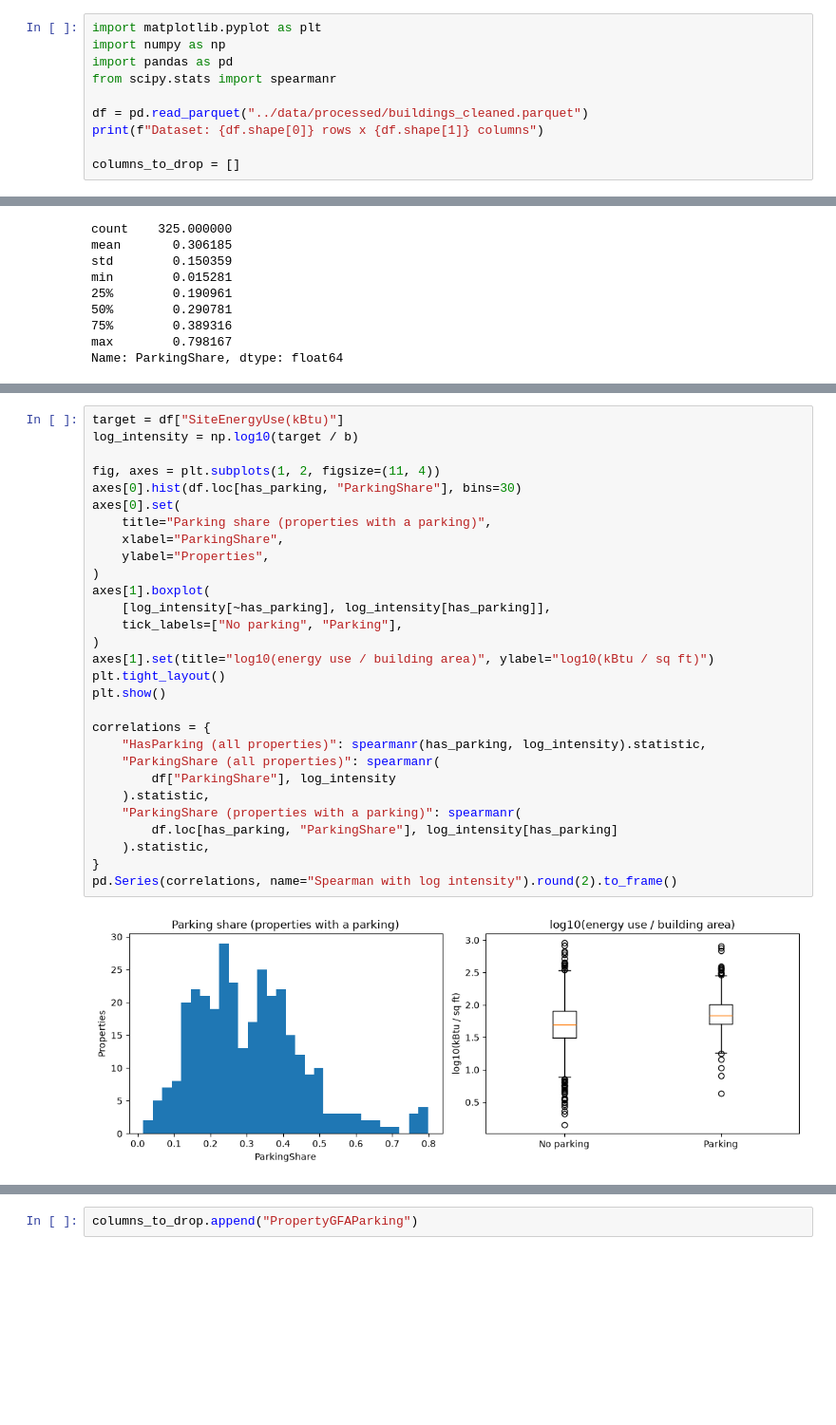
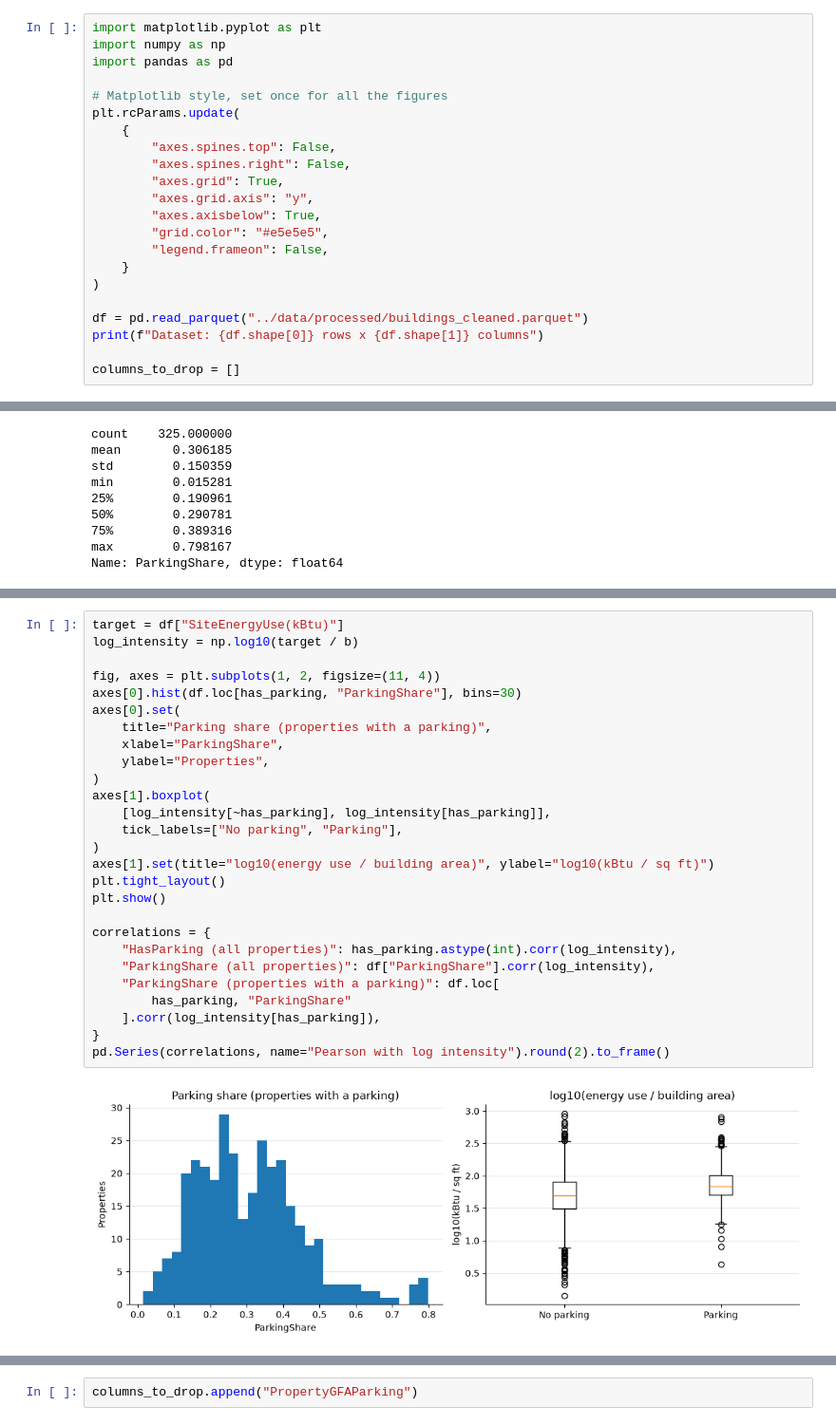
Before and after one commit to dapitch666/oc-p03-seattle-building-energy, a Jupyter notebook: notebooks/02_feature_engineering.ipynb, the cells around one changed output, grey strips where cells are left out. Shown at 95% size. Saved outputs shown, nothing was run; the diff lists cells and outputs as text; blank space fills up the shorter version.

Commit message:
Use Pearson correlations and simplify notebook 02

```diff
--- a/notebooks/02_feature_engineering.ipynb
+++ b/notebooks/02_feature_engineering.ipynb
@@ -18,7 +10,19 @@ To generate it:
 import matplotlib.pyplot as plt
 import numpy as np
 import pandas as pd
-from scipy.stats import spearmanr
+
+# Matplotlib style, set once for all the figures
+plt.rcParams.update(
+    {
+        "axes.spines.top": False,
+        "axes.spines.right": False,
+        "axes.grid": True,
+        "axes.grid.axis": "y",
+        "axes.axisbelow": True,
+        "grid.color": "#e5e5e5",
+        "legend.frameon": False,
+    }
+)
 
 df = pd.read_parquet("../data/processed/buildings_cleaned.parquet")
 print(f"Dataset: {df.shape[0]} rows x {df.shape[1]} columns")
@@ -64,31 +66,29 @@ Energy use is strongly driven by building size, so it is divided by the building
 # %%
 target = df["SiteEnergyUse(kBtu)"]
 log_intensity = np.log10(target / b)
 
 fig, axes = plt.subplots(1, 2, figsize=(11, 4))
 axes[0].hist(df.loc[has_parking, "ParkingShare"], bins=30)
 axes[0].set(
     title="Parking share (properties with a parking)",
     xlabel="ParkingShare",
     ylabel="Properties",
 )
 axes[1].boxplot(
     [log_intensity[~has_parking], log_intensity[has_parking]],
     tick_labels=["No parking", "Parking"],
 )
 axes[1].set(title="log10(energy use / building area)", ylabel="log10(kBtu / sq ft)")
 plt.tight_layout()
 plt.show()
 
 correlations = {
-    "HasParking (all properties)": spearmanr(has_parking, log_intensity).statistic,
-    "ParkingShare (all properties)": spearmanr(
-        df["ParkingShare"], log_intensity
-    ).statistic,
-    "ParkingShare (properties with a parking)": spearmanr(
-        df.loc[has_parking, "ParkingShare"], log_intensity[has_parking]
-    ).statistic,
+    "HasParking (all properties)": has_parking.astype(int).corr(log_intensity),
+    "ParkingShare (all properties)": df["ParkingShare"].corr(log_intensity),
+    "ParkingShare (properties with a parking)": df.loc[
+        has_parking, "ParkingShare"
+    ].corr(log_intensity[has_parking]),
 }
-pd.Series(correlations, name="Spearman with log intensity").round(2).to_frame()
+pd.Series(correlations, name="Pearson with log intensity").round(2).to_frame()
 # %% [output]
-[figure, old version]
+[figure, new version]
```
Also changed, not shown: parts of 36 cells of this notebook.
